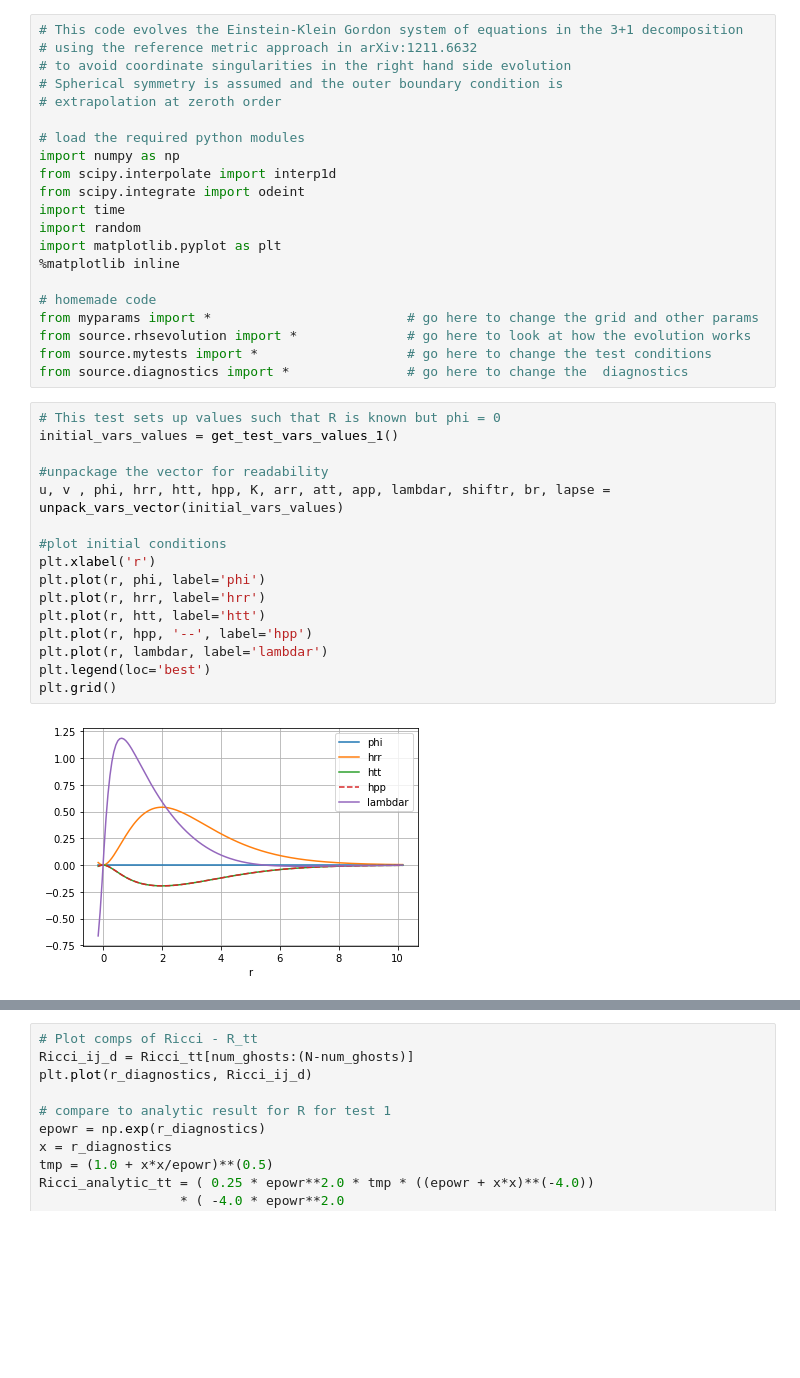
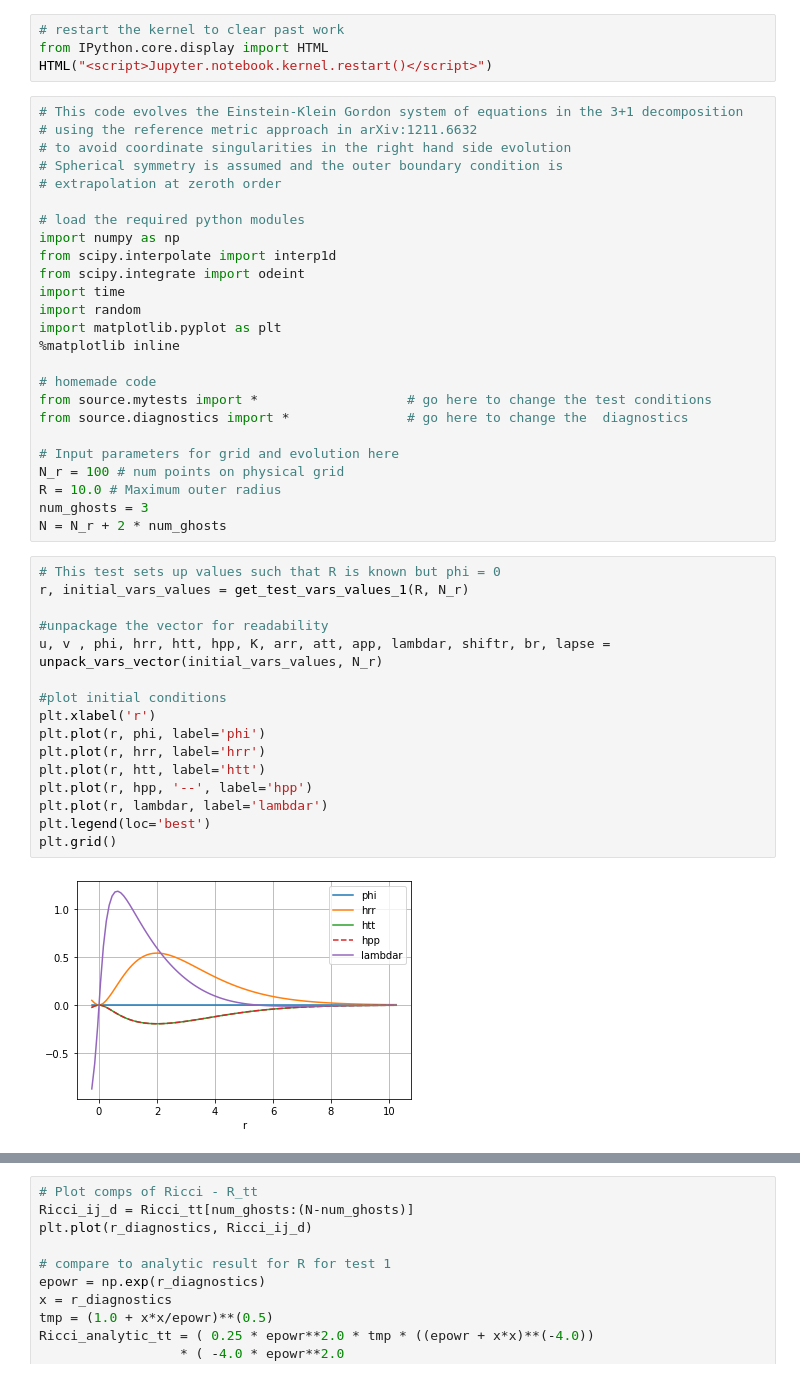
Before and after one commit to GRTLCollaboration/engrenage, a Jupyter notebook: BabyGRChomboGeometryTests.ipynb, the cells around one changed output, grey strips where cells are left out. Drawn from its saved outputs; the diff is of its cells as text; blank space fills up the shorter version.

```diff
--- a/BabyGRChomboGeometryTests.ipynb
+++ b/BabyGRChomboGeometryTests.ipynb
@@ -1,3 +1,7 @@
+# %%
+# restart the kernel to clear past work
+from IPython.core.display import HTML
+HTML("<script>Jupyter.notebook.kernel.restart()</script>")
 # %%
 # This code evolves the Einstein-Klein Gordon system of equations in the 3+1 decomposition
 # using the reference metric approach in arXiv:1211.6632
@@ -15,28 +19,32 @@ import matplotlib.pyplot as plt
 %matplotlib inline
 
 # homemade code
-from myparams import *                         # go here to change the grid and other params
-from source.rhsevolution import *              # go here to look at how the evolution works
 from source.mytests import *                   # go here to change the test conditions
 from source.diagnostics import *               # go here to change the  diagnostics
+
+# Input parameters for grid and evolution here
+N_r = 100 # num points on physical grid
+R = 10.0 # Maximum outer radius
+num_ghosts = 3
+N = N_r + 2 * num_ghosts
 # %%
 # This test sets up values such that R is known but phi = 0
-initial_vars_values = get_test_vars_values_1()
+r, initial_vars_values = get_test_vars_values_1(R, N_r)
 
 #unpackage the vector for readability
-u, v , phi, hrr, htt, hpp, K, arr, att, app, lambdar, shiftr, br, lapse = unpack_vars_vector(initial_vars_values)
+u, v , phi, hrr, htt, hpp, K, arr, att, app, lambdar, shiftr, br, lapse = unpack_vars_vector(initial_vars_values, N_r)
 
 #plot initial conditions
 plt.xlabel('r')
 plt.plot(r, phi, label='phi')
 plt.plot(r, hrr, label='hrr')
 plt.plot(r, htt, label='htt')
 plt.plot(r, hpp, '--', label='hpp')
 plt.plot(r, lambdar, label='lambdar')
 plt.legend(loc='best')
 plt.grid()
 # %% [output]
-[figure, old version]
+[figure, new version]
 # %%
 # calculate the diagnostics, the Ham constraint should just have
 # the term in bar_R so this tests the calculation of that quantity
```
Also changed, not shown: parts of 7 cells of this notebook, 13 other files.
